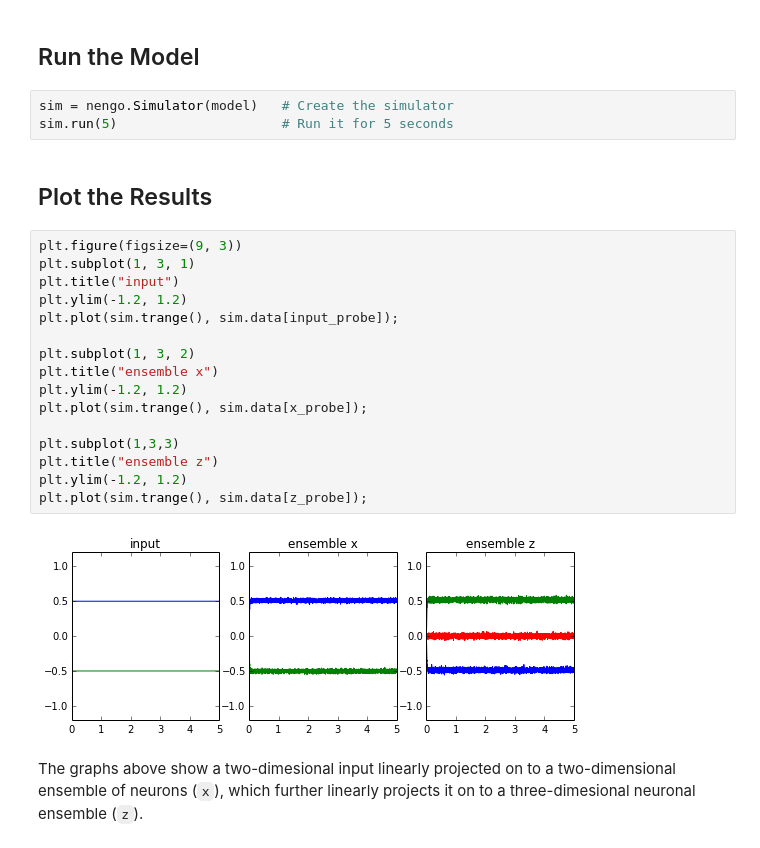
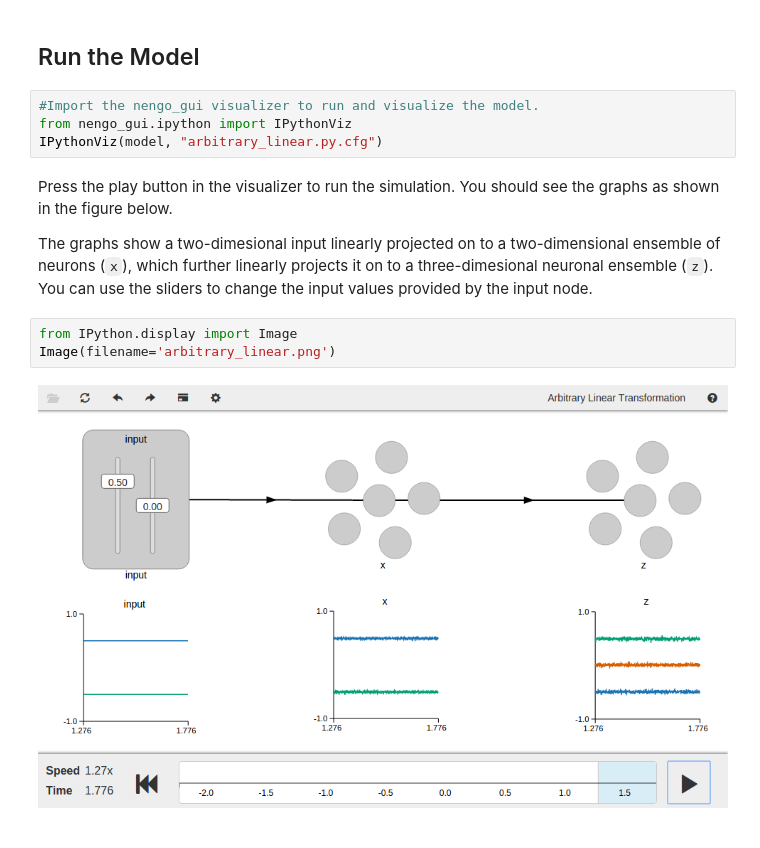
Before and after one commit to s72sue/Nengo2-Tutorials, a Jupyter notebook: chapter3/arbitrary_linear.ipynb, the cells around one changed output. Cells and saved outputs as stored; diff of their text form.

```diff
--- a/chapter3/arbitrary_linear.ipynb
+++ b/chapter3/arbitrary_linear.ipynb
@@ -48,27 +39,15 @@ with model:
 # %% [markdown]
 ## Run the Model
-# %%
-sim = nengo.Simulator(model)   # Create the simulator
-sim.run(5)                     # Run it for 5 seconds
-# %% [markdown]
-## Plot the Results
-# %%
-plt.figure(figsize=(9, 3))
-plt.subplot(1, 3, 1)
-plt.title("input")
-plt.ylim(-1.2, 1.2)
-plt.plot(sim.trange(), sim.data[input_probe]);
-
-plt.subplot(1, 3, 2)
-plt.title("ensemble x")
-plt.ylim(-1.2, 1.2)
-plt.plot(sim.trange(), sim.data[x_probe]);
-
-plt.subplot(1,3,3)
-plt.title("ensemble z")
-plt.ylim(-1.2, 1.2)
-plt.plot(sim.trange(), sim.data[z_probe]);
-# %% [output]
-[figure, removed]
+# %%
+#Import the nengo_gui visualizer to run and visualize the model.
+from nengo_gui.ipython import IPythonViz
+IPythonViz(model, "arbitrary_linear.py.cfg")
 # %% [markdown]
-The graphs above show a two-dimesional input linearly projected on to a two-dimensional ensemble of neurons (`x`), which further linearly projects it on to a three-dimesional neuronal ensemble (`z`).
+Press the play button in the visualizer to run the simulation. You should see the graphs as shown in the figure below.
+
+The graphs show a two-dimesional input linearly projected on to a two-dimensional ensemble of neurons (`x`), which further linearly projects it on to a three-dimesional neuronal ensemble (`z`). You can use the sliders to change the input values provided by the input node.
+# %%
+from IPython.display import Image
+Image(filename='arbitrary_linear.png')
+# %% [output]
+[figure, added]
```
Also changed, not shown: parts of 3 cells of this notebook, 29 other files.
